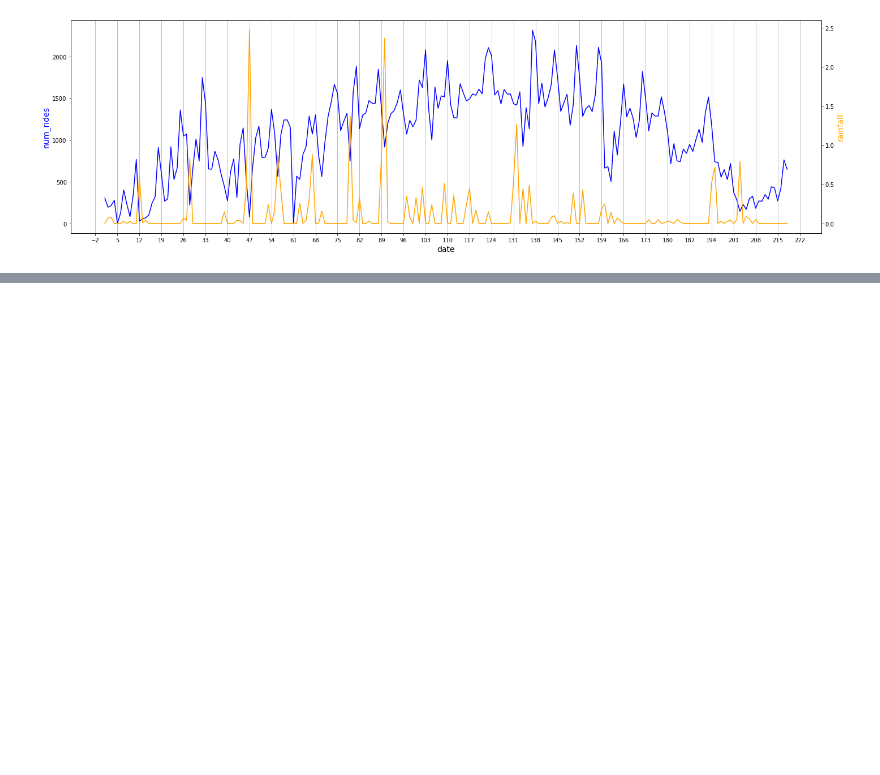
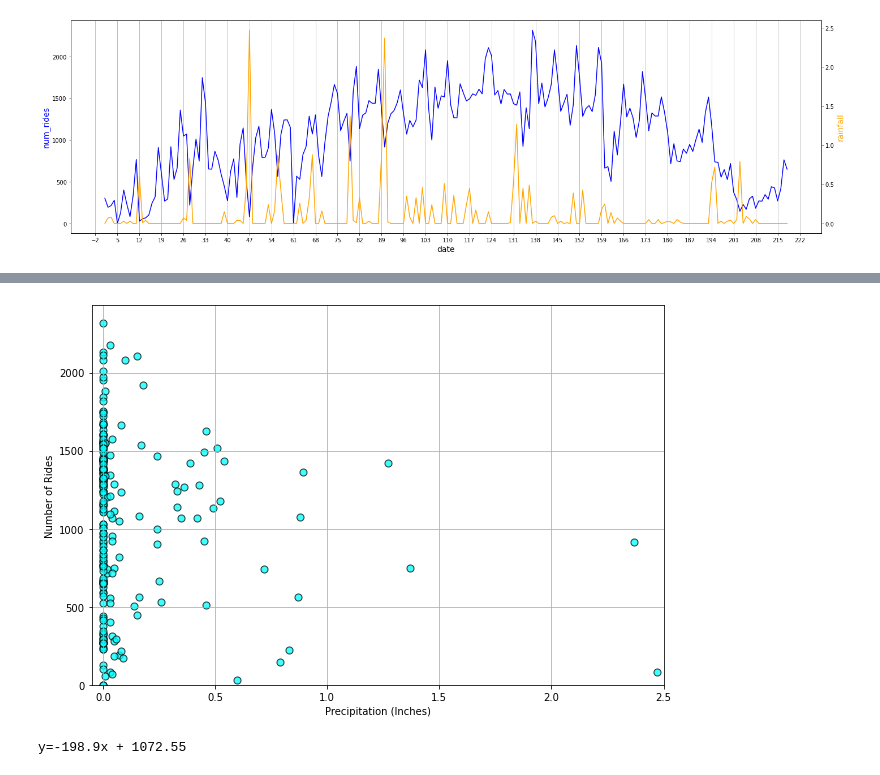
Before and after one commit to luchovzla/project-1, a Jupyter notebook: nice_ride_2020/Nice Ride 2020.ipynb, the cells around one changed output, grey strips where cells are left out. Drawn from its saved outputs; the diff is of its cells as text; code cells hidden in the pictures; blank space fills up the shorter version.

```diff
--- a/nice_ride_2020/Nice Ride 2020.ipynb
+++ b/nice_ride_2020/Nice Ride 2020.ipynb
@@ -481,0 +535,28 @@ plt.show()
+# %%
+x = weather_df["PRCP"]
+y = daily_rides_edit
+ymax = max(y)
+ymin = min(y)
+
+plt.figure(figsize=(9,6))
+plt.scatter(x, y, marker="o", s=50, facecolor="cyan", edgecolors="black", alpha=0.75, linewidths=1)
+plt.xlim(-.05,2.5)
+plt.ylim(1.05*ymin, 1.05*ymax)
+plt.xlabel("Precipitation (Inches)")
+plt.ylabel("Number of Rides")
+plt.grid()
+plt.tight_layout()
+plt.show()
+# %% [output]
+[figure, added]
+# %%
+x = weather_df["PRCP"]
+y = daily_rides_edit
+
+#calculate regression
+(slope, intercept, rvalue, pvalue, stderr) = linregress(x, y)
+regress = x * slope + intercept
+line_eq = "y=" + str(round(slope,2)) + "x + " + str(round(intercept,2))
+print(line_eq)
+# %% [output]
+y=-198.9x + 1072.55
```
Also changed, not shown: parts of 4 cells of this notebook.
